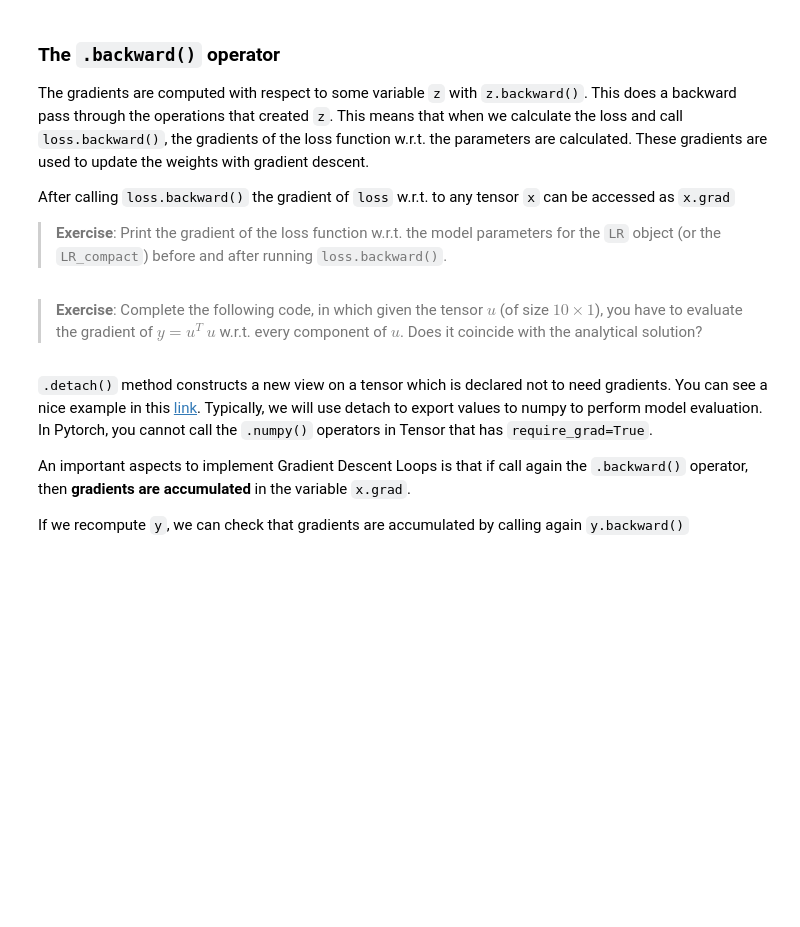
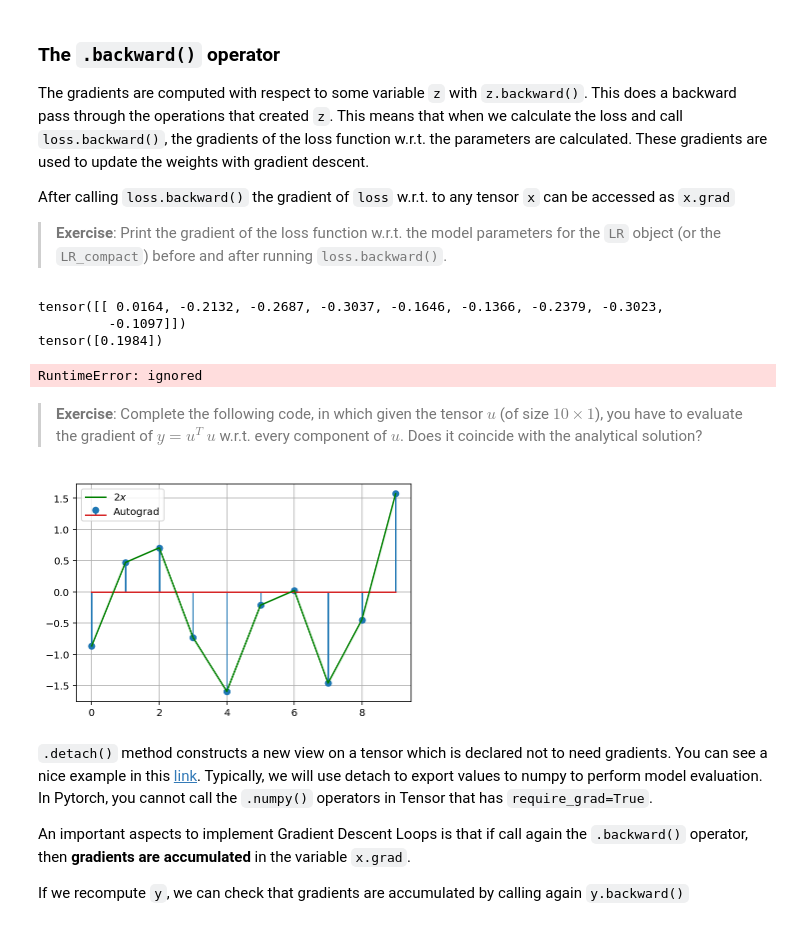
Before and after one commit to boscodeeromeu/NN, a Jupyter notebook: LogitPytorch.ipynb, the cells around one changed output. Cells and saved outputs as stored; diff of their text form; code cells hidden in the pictures; blank space fills up the shorter version.

```diff
--- a/LogitPytorch.ipynb
+++ b/LogitPytorch.ipynb
@@ -422,18 +579,36 @@ After calling  `loss.backward()` the gradient of `loss` w.r.t. to any tensor `x`
+# %%
+print(first_logit.output.weight.grad)
+print(first_logit.output.bias.grad)
+
+loss.backward(retain_graph=True)
+
+print(first_logit.output.weight.grad)
+print(first_logit.output.bias.grad)
+# %% [output]
+tensor([[ 0.0164, -0.2132, -0.2687, -0.3037, -0.1646, -0.1366, -0.2379, -0.3023,
+         -0.1097]])
+tensor([0.1984])
+RuntimeError: ignored
 # %% [markdown]
 > **Exercise**: Complete the following code, in which given the tensor $u$ (of size $10\times1$), you have to evaluate the gradient of $y=u^T~u$ w.r.t. every component of $u$. Does it coincide with the analytical solution?
 # %%
 u = torch.randn(10, 1, requires_grad=True)
 
 #YOUR CODE HERE (2 lines of code)
-#
-#
+y = torch.matmul(u.T,u)
+y.backward()
 
 # Turn off gradients for validation, saves memory and computations
 with torch.no_grad():
     plt.stem(u.grad.numpy(), label='Autograd', use_line_collection=True)
     plt.plot(2*u.detach().numpy(), '-g', label='$2x$')
     plt.grid()
     plt.legend()
+
+#esto ultimo plot es obvio como y = u*u pues la derivada es simplemente 2*u, de ahi que veamos
+#que son iguales
+# %% [output]
+[figure, added]
 # %% [markdown]
 `.detach()` method constructs a new view on a tensor which is declared not to need gradients. You can see a nice example in this [link](http://www.bnikolic.co.uk/blog/pytorch-detach.html). Typically, we will use detach to export values to numpy to perform model evaluation. In Pytorch, you cannot call the `.numpy()` operators in Tensor that has `require_grad=True`.
 
```
Also changed, not shown: parts of 37 cells of this notebook.
